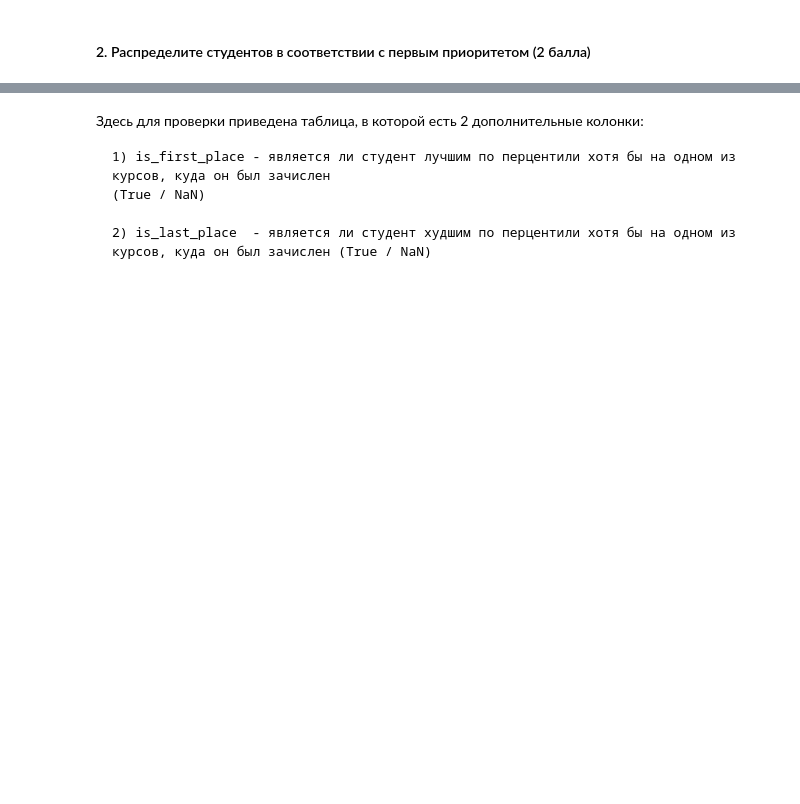
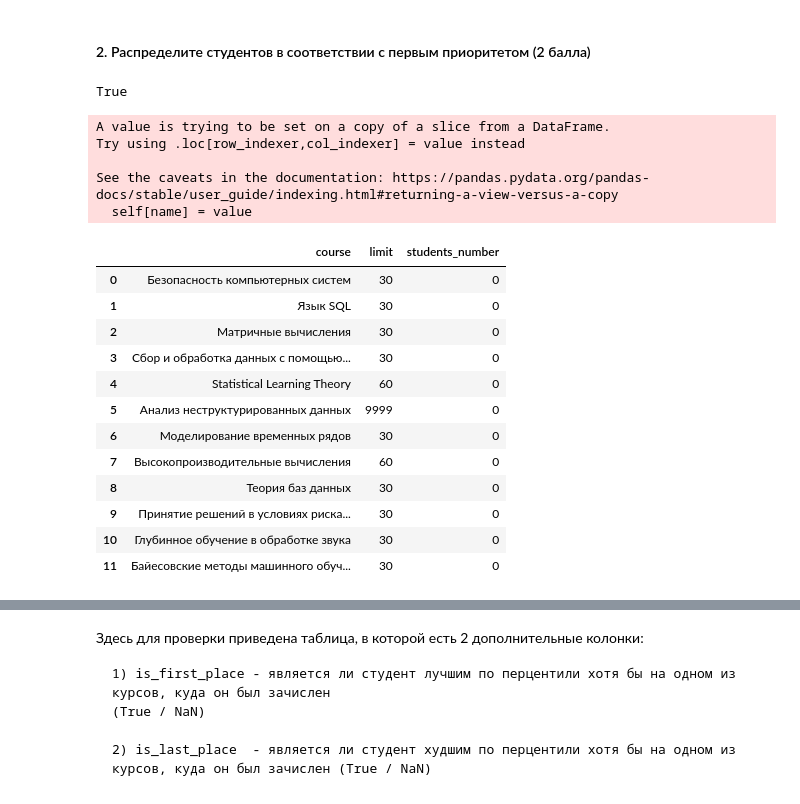
Before and after one commit to SergeyPishchulov/MO, a Jupyter notebook: practice_01_pandas.ipynb, the cells around one changed output, grey strips where cells are left out. Saved outputs shown, nothing was run; the diff lists cells and outputs as text; code cells hidden in the pictures; blank space fills up the shorter version.

```diff
--- a/practice_01_pandas.ipynb
+++ b/practice_01_pandas.ipynb
@@ -542,0 +475,26 @@ def first_wave_sp(row):
+# %%
+bool(pd.Series([1]).values>pd.Series([0]).values)
+# %% [output]
+True
+# %%
+counter[counter.limit==30].students_number+=1
+counter
+# %% [output]
+A value is trying to be set on a copy of a slice from a DataFrame.
+Try using .loc[row_indexer,col_indexer] = value instead
+
+See the caveats in the documentation: https://pandas.pydata.org/pandas-docs/stable/user_guide/indexing.html#returning-a-view-versus-a-copy
+  self[name] = value
+|  | course | limit | students_number |
+| 0 | Безопасность компьютерных систем | 30 | 0 |
+| 1 | Язык SQL | 30 | 0 |
+| 2 | Матричные вычисления | 30 | 0 |
+| 3 | Сбор и обработка данных с помощью... | 30 | 0 |
+| 4 | Statistical Learning Theory | 60 | 0 |
+| 5 | Анализ неструктурированных данных | 9999 | 0 |
+| 6 | Моделирование временных рядов | 30 | 0 |
+| 7 | Высокопроизводительные вычисления | 60 | 0 |
+| 8 | Теория баз данных | 30 | 0 |
+| 9 | Принятие решений в условиях риска... | 30 | 0 |
+| 10 | Глубинное обучение в обработке звука | 30 | 0 |
+| 11 | Байесовские методы машинного обуч... | 30 | 0 |
```
Also changed, not shown: parts of 6 cells of this notebook.
